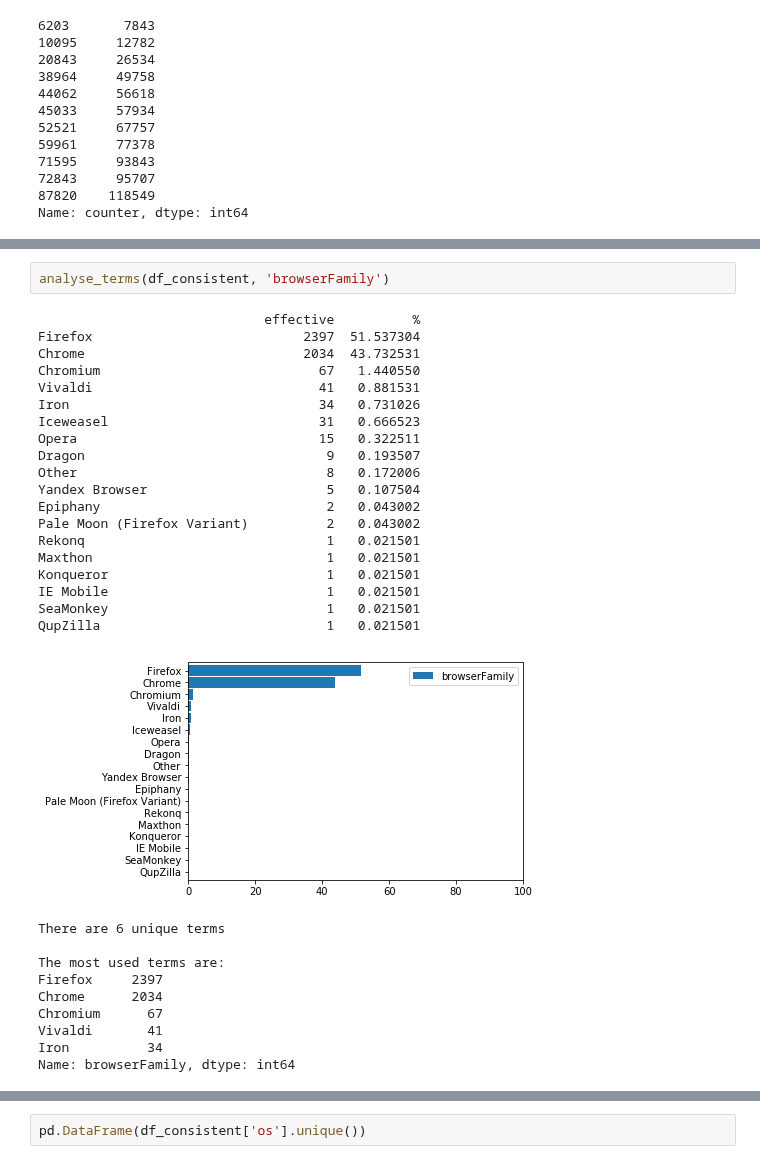
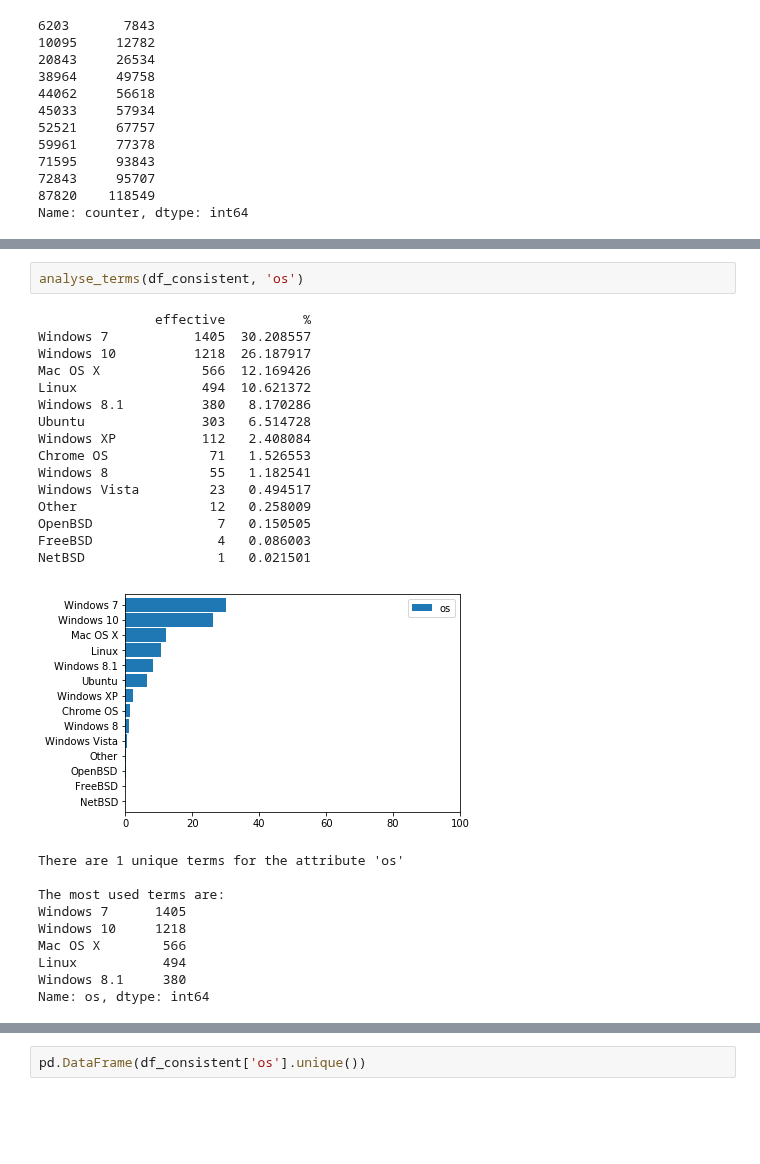
Before and after one commit to mGosset/BrowserFingerprint, a Jupyter notebook: notebooks/exploratory/analyse_empreintes.ipynb, the cells around one changed output, grey strips where cells are left out. Cells and saved outputs as stored; diff of their text form; blank space fills up the shorter version.

```diff
--- a/notebooks/exploratory/analyse_empreintes.ipynb
+++ b/notebooks/exploratory/analyse_empreintes.ipynb
@@ -198,34 +198,30 @@ def analyse_terms(df, attribute):
     print()
     print("The most used terms are: \n{}".format(nb[:5]))
 # %%
-analyse_terms(df_consistent, 'browserFamily')
+analyse_terms(df_consistent, 'os')
 # %% [output]
-                             effective          %
-Firefox                           2397  51.537304
-Chrome                            2034  43.732531
-Chromium                            67   1.440550
-Vivaldi                             41   0.881531
-Iron                                34   0.731026
-Iceweasel                           31   0.666523
-Opera                               15   0.322511
-Dragon                               9   0.193507
-Other                                8   0.172006
-Yandex Browser                       5   0.107504
-Epiphany                             2   0.043002
-Pale Moon (Firefox Variant)          2   0.043002
-Rekonq                               1   0.021501
-Maxthon                              1   0.021501
-Konqueror                            1   0.021501
-IE Mobile                            1   0.021501
-SeaMonkey                            1   0.021501
-QupZilla                             1   0.021501
+               effective          %
+Windows 7           1405  30.208557
+Windows 10          1218  26.187917
+Mac OS X             566  12.169426
+Linux                494  10.621372
+Windows 8.1          380   8.170286
+Ubuntu               303   6.514728
+Windows XP           112   2.408084
+Chrome OS             71   1.526553
+Windows 8             55   1.182541
+Windows Vista         23   0.494517
+Other                 12   0.258009
+OpenBSD                7   0.150505
+FreeBSD                4   0.086003
+NetBSD                 1   0.021501
-[figure, old version]
+[figure, new version]
-There are 6 unique terms
+There are 1 unique terms for the attribute 'os'
 
 The most used terms are:
-Firefox     2397
-Chrome      2034
-Chromium      67
-Vivaldi       41
-Iron          34
-Name: browserFamily, dtype: int64
+Windows 7      1405
+Windows 10     1218
+Mac OS X        566
+Linux           494
+Windows 8.1     380
+Name: os, dtype: int64
```
Also changed, not shown: parts of 5 cells of this notebook.
